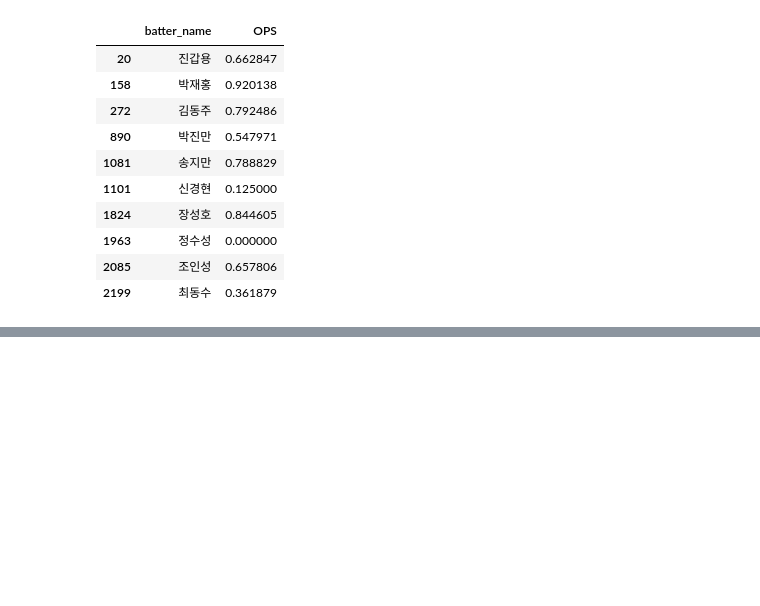
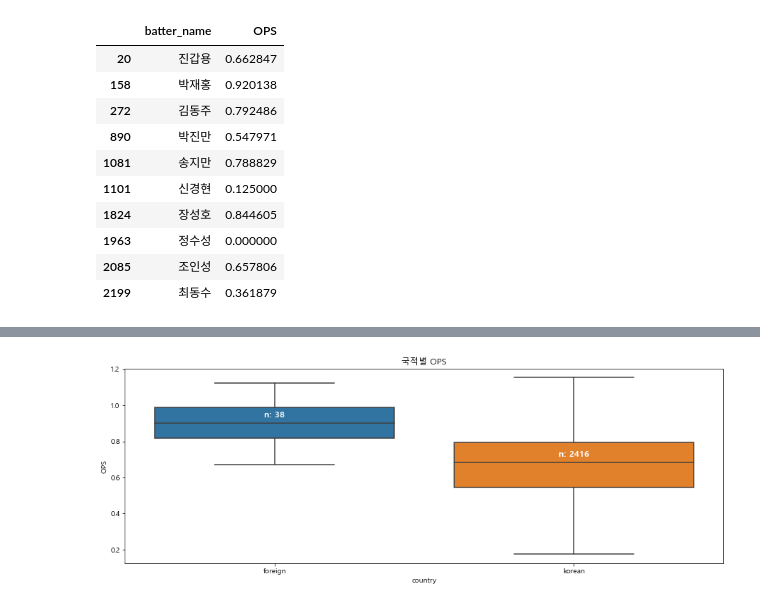
Before and after one commit to BBAKGANZI/LeverageAnalyticsData, a Jupyter notebook: 01.ML/11_데이터분석실습.ipynb, the cells around one changed output, grey strips where cells are left out. Saved outputs shown, nothing was run; the diff lists cells and outputs as text; code cells hidden in the pictures; blank space fills up the shorter version.

```diff
--- a/01.ML/11_데이터분석실습.ipynb
+++ b/01.ML/11_데이터분석실습.ipynb
@@ -303,0 +544,13 @@ tmp[['batter_name','OPS']]
+# %%
+# career를 split
+# - 를 공백으로 변환
+foreign_country = regular_season_df['career'].apply(
+    lambda x: x.replace('-', ' ').split(' ')[0])
+
+# 외국만 추출
+foreign_country_list = list(set(foreign_country.apply(
+    lambda x: np.nan if '초' in x else x)))
+
+# 결측치 처리(국적이 표시되지않은 데이터 삭제)
+foreign_country_list = [x for x in foreign_country_list if str(x) != 'nan']
+foreign_country_list
@@ -303,0 +559,7 @@ tmp[['batter_name','OPS']]
+# %%
+# 5개 국가를 외국인으로 설정, country 열 생성 후 국적 추거
+regular_season_df['country'] = foreign_country
+regular_season_df['country'] = regular_season_df['country'].apply(
+    lambda x: x if pd.isnull(x) else ('foreign' if x in foreign_country_list else 'korean'))
+                # null값이있다면 그대로 반환하고, 아니라면 x가 foreign_country_list에 있다면 foreign 아니라면 korean
+regular_season_df[['country']].head()
@@ -303,0 +573,22 @@ tmp[['batter_name','OPS']]
+# %%
+plt.figure(figsize=(15,5)) # 그래프 크기 조정
+ax = sns.boxplot(x='country', y='OPS', data = regular_season_df, showfliers=False)
+
+# 내외국인 별 OPS 중앙값 dict
+medians = regular_season_df.groupby(['country'])['OPS'].median().to_dict()
+# 내외국인 관측치 수 dict
+nobs = regular_season_df['country'].value_counts().to_dict()
+# 키 값을 'n: 값' 형식으로 변환
+for key in nobs: nobs[key] = "n: " + str(nobs[key])
+
+# 그래프의 Xticks text 값 얻기
+xticks_labels = [item.get_text() for item in ax.get_xticklabels()]
+
+for label in ax.get_xticklabels(): # tick은 tick의 위치, label은 그에 해당하는 text 값
+    ax.text(xticks_labels.index(label.get_text()), medians[label.get_text()] + 0.03, \
+            nobs[label.get_text()], # x 좌표, y 좌표, 해당 text
+            horizontalalignment='center', size='large', color='w', weight='semibold')
+ax.set_title('국적별 OPS')
+plt.show()
+# %% [output]
+[figure, added]
```
Also changed, not shown: parts of 37 cells of this notebook.
